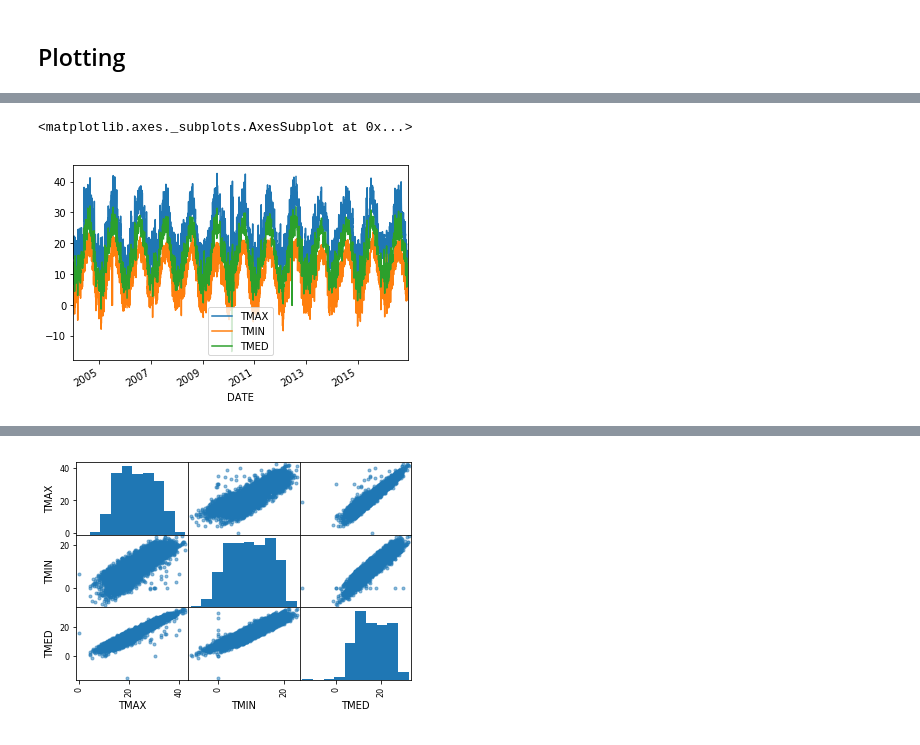
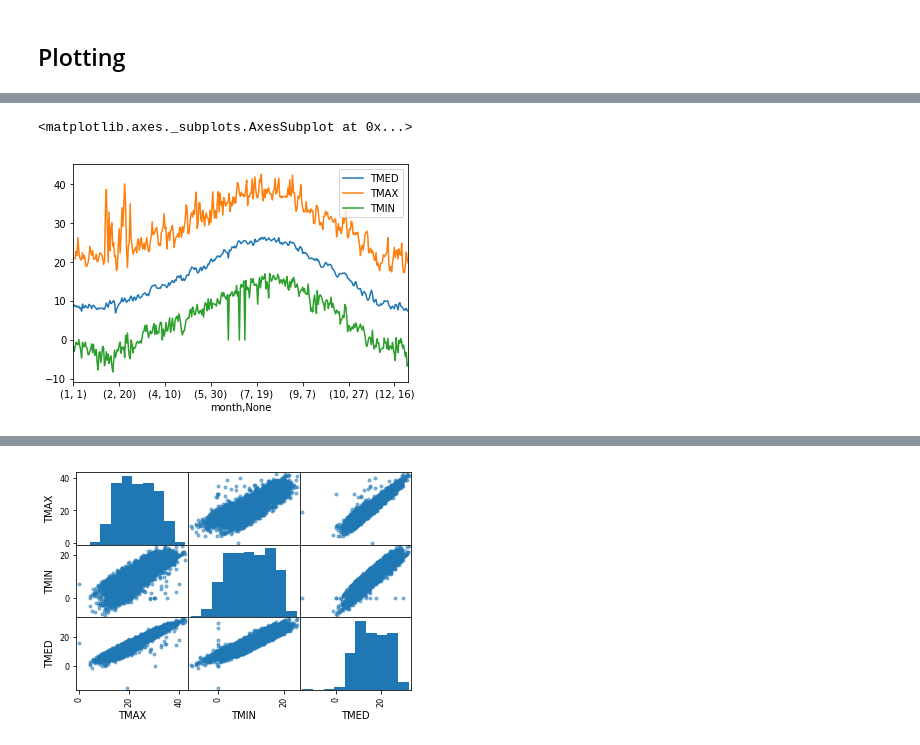
Before and after one commit to AeroPython/Curso_AeroPython, a Jupyter notebook: notebooks_completos/050-Pandas-Intro.ipynb, the cells around one changed output, grey strips where cells are left out. Drawn from its saved outputs; the diff is of its cells as text; code cells hidden in the pictures.

```diff
--- a/notebooks_completos/050-Pandas-Intro.ipynb
+++ b/notebooks_completos/050-Pandas-Intro.ipynb
@@ -46,13 +57,18 @@ Tenemos que hacer los siguientes cambios:
 # %%
 data = pd.read_csv(
     "../data/tabernas_meteo_data.txt",
-    delim_whitespace=True, usecols=(0, 2, 3, 4, 5), header=None, skiprows=2,
+    delim_whitespace=True,   # delimitado por espacios en blanco
+    usecols=(0, 2, 3, 4, 5),  # columnas que queremos usar
+    skiprows=2,  # saltar las dos primeras líneas
     names=['DATE', 'TMAX', 'TMIN', 'TMED', 'PRECIP'],
     parse_dates=['DATE'],
-    #date_parser=lambda x: pd.datetime.strptime(x, '%d-%m-%y')  # Parseo manual
+#     date_parser=lambda x: pd.datetime.strptime(x, '%d-%m-%y'),  # Parseo manual
     dayfirst=True,  # ¡Importante
     index_col=["DATE"]  # Si queremos indexar por fechas
-)[::-1]  # Para ordenar los datos de más antiguo a más reciente
+)
+
+# Ordenando de más antigua a más moderna
+data.sort_index(inplace=True)
 
 # Mostrando sólo las primeras o las últimas líneas
 data.head()
@@ -320,0 +401,5 @@ Name: TMAX, dtype: float64
+# %%
+group_daily = data.groupby(['month', data.index.day])
+
+daily_agg = group_daily.agg({'TMED': 'mean', 'TMAX': 'max', 'TMIN': 'min', 'PRECIP': 'mean'})
+daily_agg.head()
@@ -321,5 +414,5 @@ Name: TMAX, dtype: float64
 # %%
-data.plot(y=["TMAX", "TMIN", "TMED"])
+daily_agg.plot(y=['TMED', 'TMAX', 'TMIN'])
 # %% [output]
 <matplotlib.axes._subplots.AxesSubplot at 0x...>
-[figure, old version]
+[figure, new version]
```
Also changed, not shown: parts of 39 cells of this notebook.
